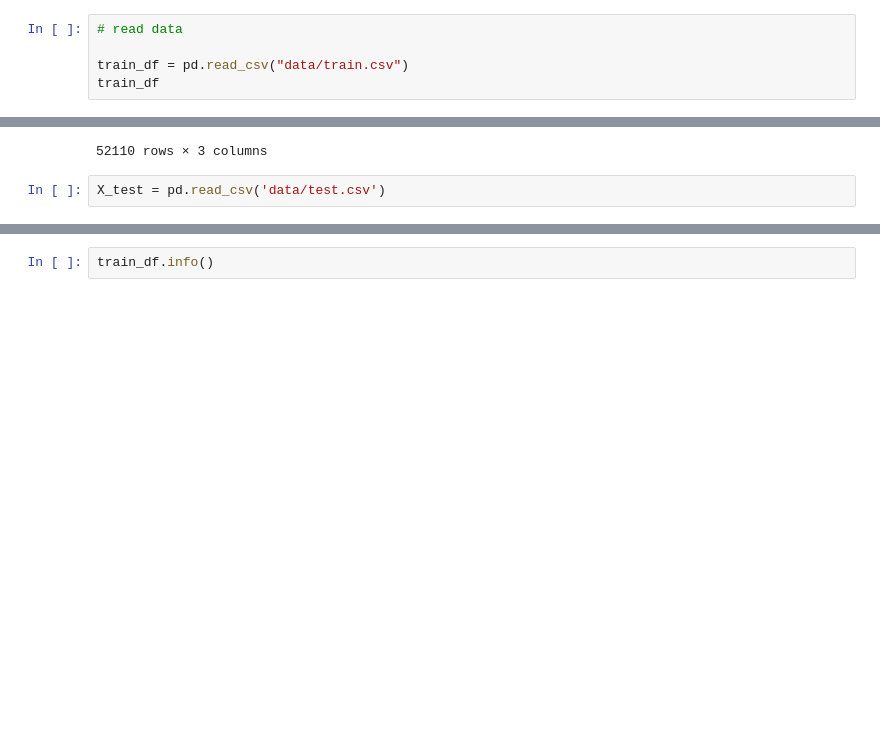
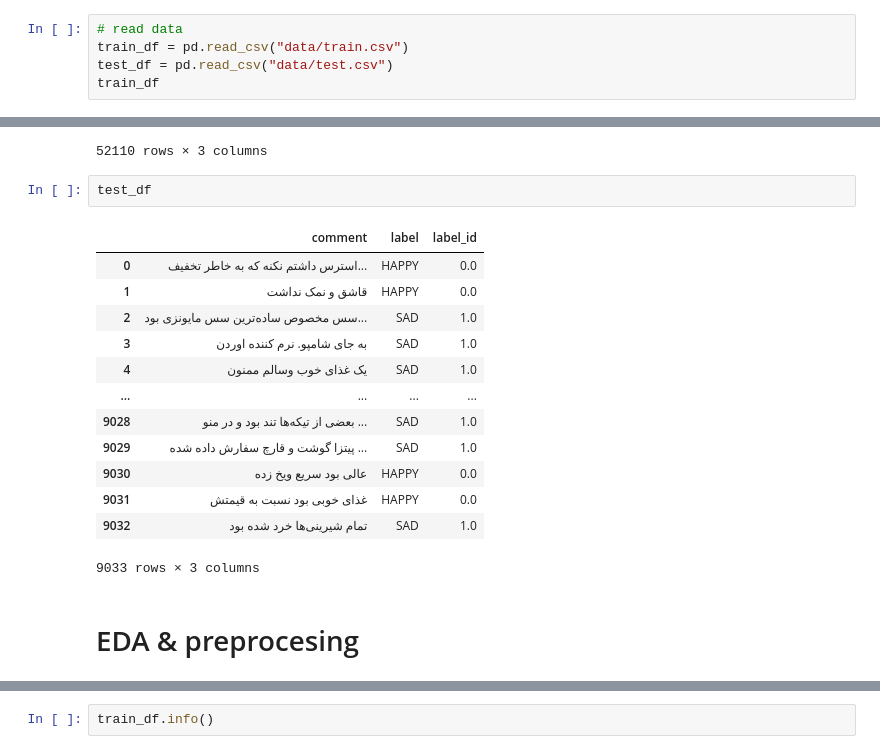
Before and after one commit to miladevh/snapfood-sentiment-analysis, a Jupyter notebook: notebooks/notebook.ipynb, the cells around one changed output, grey strips where cells are left out. Saved outputs shown, nothing was run; the diff lists cells and outputs as text; blank space fills up the shorter version.

```diff
--- a/notebooks/notebook.ipynb
+++ b/notebooks/notebook.ipynb
@@ -5,7 +8,7 @@ import re
 # %%
 # read data
-
 train_df = pd.read_csv("data/train.csv")
+test_df = pd.read_csv("data/test.csv")
 train_df
 # %% [output]
 |  | comment | label | label_id |
@@ -21,5 +24,21 @@ train_df
 | 52108 | فوق العاده سریع و عالی واقعا واسه... | HAPPY | 0.0 |
 | 52109 | عالی بود وا قعا ممنونم | HAPPY | 0.0 |
 52110 rows × 3 columns
-# %%
-X_test = pd.read_csv('data/test.csv')
+# %%
+test_df
+# %% [output]
+|  | comment | label | label_id |
+| 0 | استرس داشتم نکنه که به خاطر تخفیف... | HAPPY | 0.0 |
+| 1 | قاشق و نمک نداشت | HAPPY | 0.0 |
+| 2 | سس مخصوص ساده‌ترین سس مایونزی بود... | SAD | 1.0 |
+| 3 | به جای شامپو. نرم کننده اوردن | SAD | 1.0 |
+| 4 | یک غذای خوب وسالم ممنون | SAD | 1.0 |
+| ... | ... | ... | ... |
+| 9028 | بعضی از تیکه‌ها تند بود و در منو ... | SAD | 1.0 |
+| 9029 | پیتزا گوشت و قارچ سفارش داده شده ... | SAD | 1.0 |
+| 9030 | عالی بود سریع ویخ زده | HAPPY | 0.0 |
+| 9031 | غذای خوبی بود نسبت به قیمتش | HAPPY | 0.0 |
+| 9032 | تمام شیرینی‌ها خرد شده بود | SAD | 1.0 |
+9033 rows × 3 columns
+# %% [markdown]
+# EDA & preprocesing
```
Also changed, not shown: parts of 41 cells of this notebook, 1 other file.
